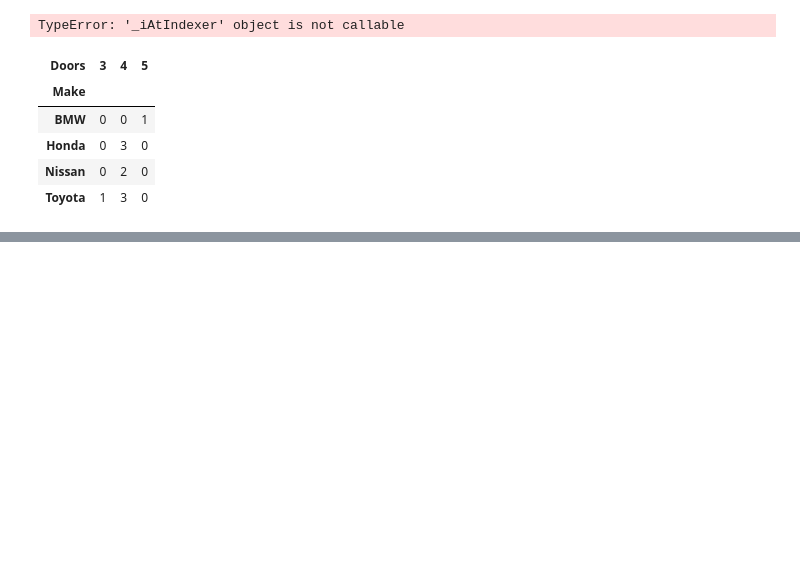
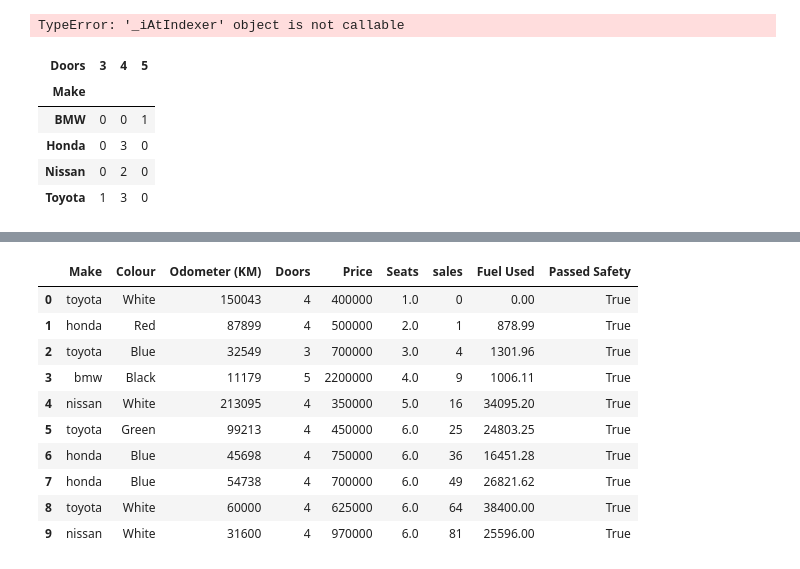
Before and after one commit to ishwar6/ML-AI-and-Data-Science-, a Jupyter notebook: Pandas - Data Selection .ipynb, the cells around one changed output, grey strips where cells are left out. Cells and saved outputs as stored; diff of their text form; code cells hidden in the pictures; blank space fills up the shorter version.

```diff
--- a/Pandas - Data Selection .ipynb
+++ b/Pandas - Data Selection .ipynb
@@ -353,0 +554,4 @@ import matplotlib.pyplot as plt
+# %%
+python_list = [i*i for i in range(10)]
+# %%
+car_sales["sales"] = python_list
@@ -353,0 +572,2 @@ import matplotlib.pyplot as plt
+# %%
+car_sales["Fuel Used"] = car_sales["Odometer (KM)"]/100 * car_sales["sales"]
@@ -353,0 +588,16 @@ import matplotlib.pyplot as plt
+# %%
+car_sales["Passed Safety"] = True
+# %%
+car_sales
+# %% [output]
+|  | Make | Colour | Odometer (KM) | Doors | Price | Seats | sales | Fuel Used | Passed Safety |
+| 0 | toyota | White | 150043 | 4 | 400000 | 1.0 | 0 | 0.00 | True |
+| 1 | honda | Red | 87899 | 4 | 500000 | 2.0 | 1 | 878.99 | True |
+| 2 | toyota | Blue | 32549 | 3 | 700000 | 3.0 | 4 | 1301.96 | True |
+| 3 | bmw | Black | 11179 | 5 | 2200000 | 4.0 | 9 | 1006.11 | True |
+| 4 | nissan | White | 213095 | 4 | 350000 | 5.0 | 16 | 34095.20 | True |
+| 5 | toyota | Green | 99213 | 4 | 450000 | 6.0 | 25 | 24803.25 | True |
+| 6 | honda | Blue | 45698 | 4 | 750000 | 6.0 | 36 | 16451.28 | True |
+| 7 | honda | Blue | 54738 | 4 | 700000 | 6.0 | 49 | 26821.62 | True |
+| 8 | toyota | White | 60000 | 4 | 625000 | 6.0 | 64 | 38400.00 | True |
+| 9 | nissan | White | 31600 | 4 | 970000 | 6.0 | 81 | 25596.00 | True |
```
Also changed, not shown: parts of 43 cells of this notebook, 2 other files.
